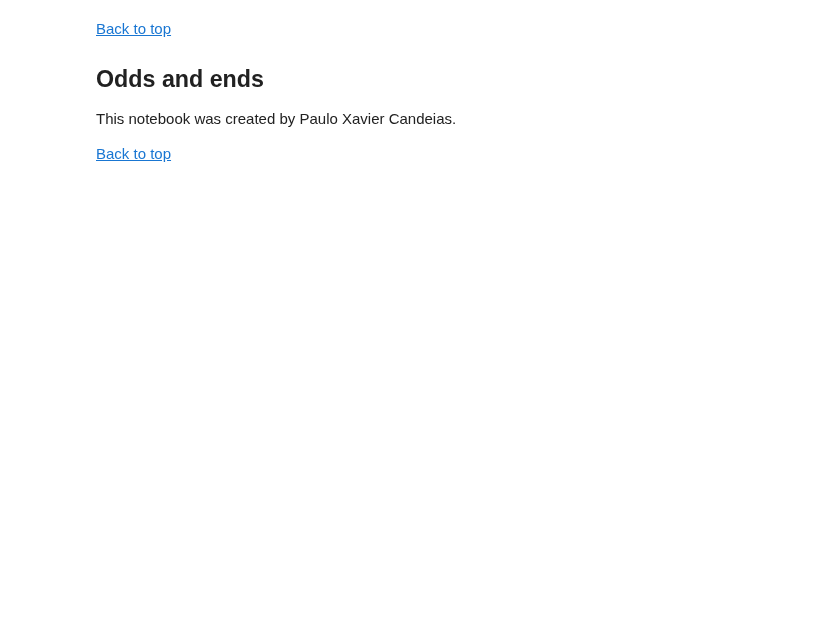
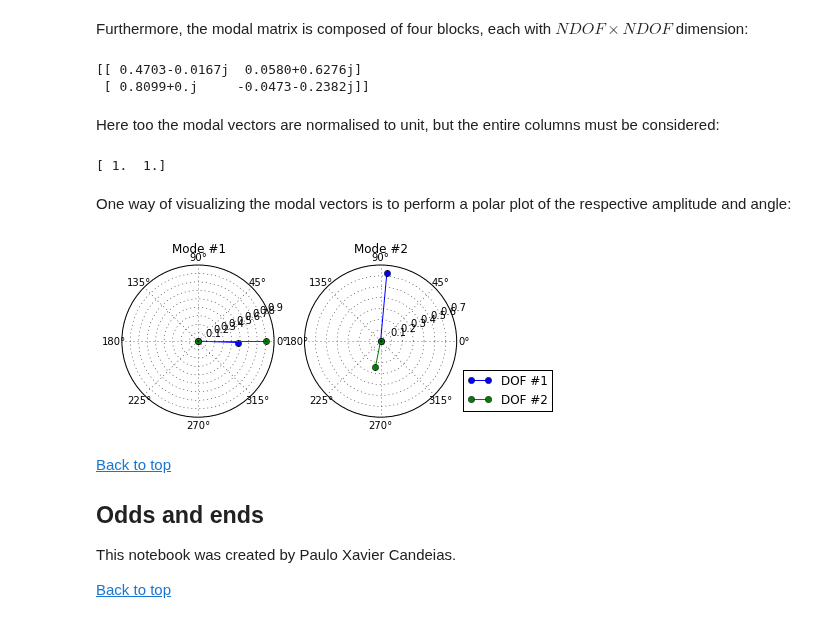
Before and after one commit to pxcandeias/py-notebooks, a Jupyter notebook: complex_vibration_modes.ipynb, the cells around one changed output. Cells and saved outputs as stored; diff of their text form; code cells hidden in the pictures; blank space fills up the shorter version.

```diff
--- a/complex_vibration_modes.ipynb
+++ b/complex_vibration_modes.ipynb
@@ -187,0 +379,7 @@ print(np.round_(v,4))
+# %%
+W2, F1 = LA.eig(A)
+ix = np.argsort(np.absolute(W2))
+W2 = W2[ix]
+F1 = F1[:,ix]
+print(np.round_(W2, 4))
+print(np.round_(F1, 4))
@@ -188,3 +410,30 @@ print(np.round_(v,4))
+# %% [markdown]
+Furthermore, the modal matrix is composed of four blocks, each with $NDOF \times NDOF$ dimension:
+# %%
+print(np.round_(F1[:2,[0,2]], 4))
+# %% [output]
+[[ 0.4703-0.0167j  0.0580+0.6276j]
+ [ 0.8099+0.j     -0.0473-0.2382j]]
+# %% [markdown]
+Here too the modal vectors are normalised to unit, but the entire columns must be considered:
+# %%
+print(LA.norm(F1[:,[0,2]], axis=0))
+# %% [output]
+[ 1.  1.]
+# %% [markdown]
+One way of visualizing the modal vectors is to perform a polar plot of the respective amplitude and angle:
+# %%
+fig, ax = plt.subplots(1, 2, subplot_kw=dict(polar=True))
+for mode in range(2):
+    ax[mode].set_title('Mode #{}'.format(mode+1))
+    for dof in range(2):
+        r = np.array([0, np.absolute(F1[dof,2*mode])])
+        t = np.array([0, np.angle(F1[dof,2*mode])])
+        ax[mode].plot(t, r, 'o-', label='DOF #{}'.format(dof+1))
+plt.legend(loc='lower left', bbox_to_anchor=(1., 0.))
+plt.show()
+# %% [output]
+[figure, added]
 # %% [markdown]
 [Back to top](#top)
 
```
Also changed, not shown: parts of 75 cells of this notebook.
